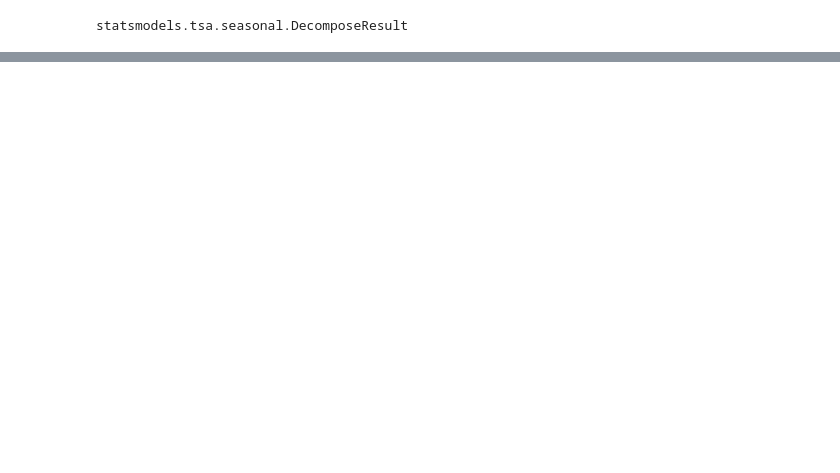
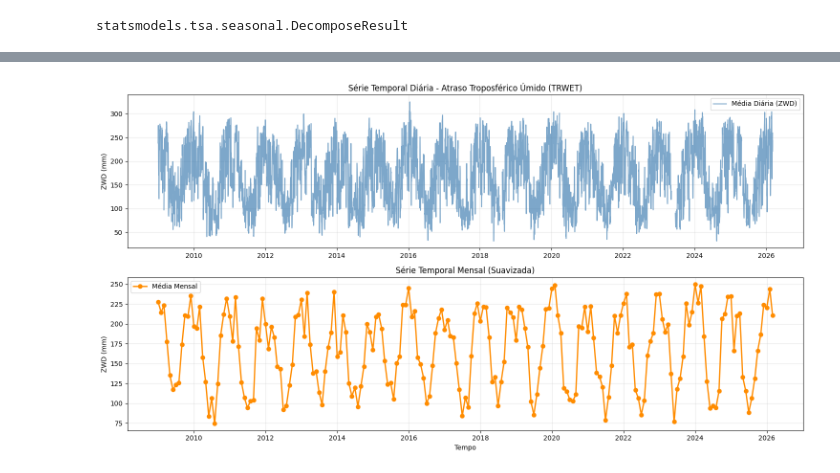
Before and after one commit to Rafarockdf/IC_GNSS, a Jupyter notebook: EstudoGNSS/codigo.ipynb, the cells around one changed output, grey strips where cells are left out. Saved outputs shown, nothing was run; the diff lists cells and outputs as text; code cells hidden in the pictures; blank space fills up the shorter version.

```diff
--- a/EstudoGNSS/codigo.ipynb
+++ b/EstudoGNSS/codigo.ipynb
@@ -227,0 +232,7 @@ decomposicao_multiplicativa = seasonal_decompose(TRWET, model='multiplicative',e
+# %%
+
+# 2. Média Diária (resolve duplicatas e ruído)
+df_diario = TRWET['TRWET'].resample('D').mean()
+
+# 3. Média Mensal (ex: Jan/2020, Fev/2020...)
+df_mensal = df_diario.resample('MS').mean().to_frame()
@@ -227,0 +258,38 @@ decomposicao_multiplicativa = seasonal_decompose(TRWET, model='multiplicative',e
+# %%
+import pandas as pd
+import matplotlib.pyplot as plt
+import seaborn as sns
+
+
+# 2. Média Diária (Agrega os pontos de 5 min e limpa duplicatas/ruído)
+# O professor faz isso para ter um valor único por dia (representativo)
+TRWET['TRWET'].resample('D').mean()
+
+# 3. Média Mensal (Agrega os dias para ver o comportamento do mês)
+# Isso suaviza a série para identificar os padrões sazonais
+df_mensal_plot = df_diario.resample('MS').mean()
+
+
+plt.figure(figsize=(15, 8))
+
+# Gráfico 1: Série Diária (Variabilidade rápida)
+plt.subplot(2, 1, 1)
+plt.plot(df_diario.index, df_diario.values, color='steelblue', alpha=0.7, label='Média Diária (ZWD)')
+plt.title('Série Temporal Diária - Atraso Troposférico Úmido (TRWET)')
+plt.ylabel('ZWD (mm)')
+plt.grid(True, alpha=0.3)
+plt.legend()
+
+# Gráfico 2: Série Mensal (Tendência e Sazonalidade)
+plt.subplot(2, 1, 2)
+plt.plot(df_mensal_plot.index, df_mensal_plot.values, color='darkorange', marker='o', linewidth=2, label='Média Mensal')
+plt.title('Série Temporal Mensal (Suavizada)')
+plt.xlabel('Tempo')
+plt.ylabel('ZWD (mm)')
+plt.grid(True, alpha=0.3)
+plt.legend()
+
+plt.tight_layout()
+plt.show()
+# %% [output]
+[figure, added]
```
Also changed, not shown: parts of 33 cells of this notebook, 53 other files.
